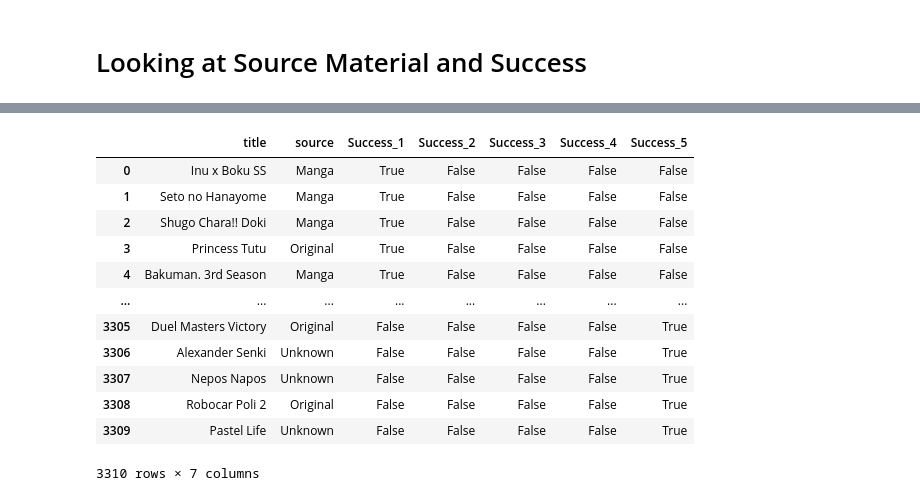
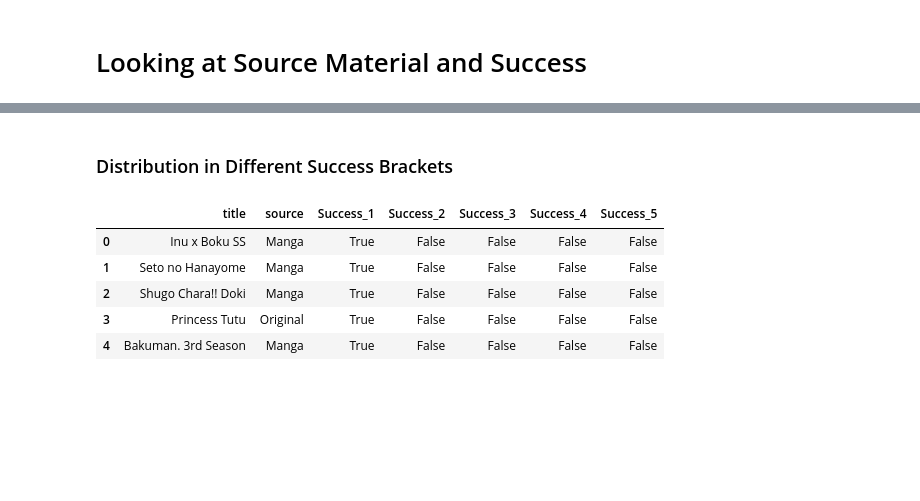
Before and after one commit to TanGuiShan/mini_project, a Jupyter notebook: Data Visualisation.ipynb, the cells around one changed output, grey strips where cells are left out. Saved outputs shown, nothing was run; the diff lists cells and outputs as text; code cells hidden in the pictures; blank space fills up the shorter version.

```diff
--- a/Data Visualisation.ipynb
+++ b/Data Visualisation.ipynb
@@ -390,19 +386,14 @@ source_df
+# %% [markdown]
+### Distribution in Different Success Brackets
 # %%
 source_df = pd.get_dummies(source_df, columns=["success"], prefix="Success")
-source_df
+source_df.head()
 # %% [output]
 |  | title | source | Success_1 | Success_2 | Success_3 | Success_4 | Success_5 |
 | 0 | Inu x Boku SS | Manga | True | False | False | False | False |
 | 1 | Seto no Hanayome | Manga | True | False | False | False | False |
 | 2 | Shugo Chara!! Doki | Manga | True | False | False | False | False |
 | 3 | Princess Tutu | Original | True | False | False | False | False |
 | 4 | Bakuman. 3rd Season | Manga | True | False | False | False | False |
-| ... | ... | ... | ... | ... | ... | ... | ... |
-| 3305 | Duel Masters Victory | Original | False | False | False | False | True |
-| 3306 | Alexander Senki | Unknown | False | False | False | False | True |
-| 3307 | Nepos Napos | Unknown | False | False | False | False | True |
-| 3308 | Robocar Poli 2 | Original | False | False | False | False | True |
-| 3309 | Pastel Life | Unknown | False | False | False | False | True |
-3310 rows × 7 columns
 # %%
 # Draw the distributions of all variables
```
Also changed, not shown: parts of 5 cells of this notebook.
